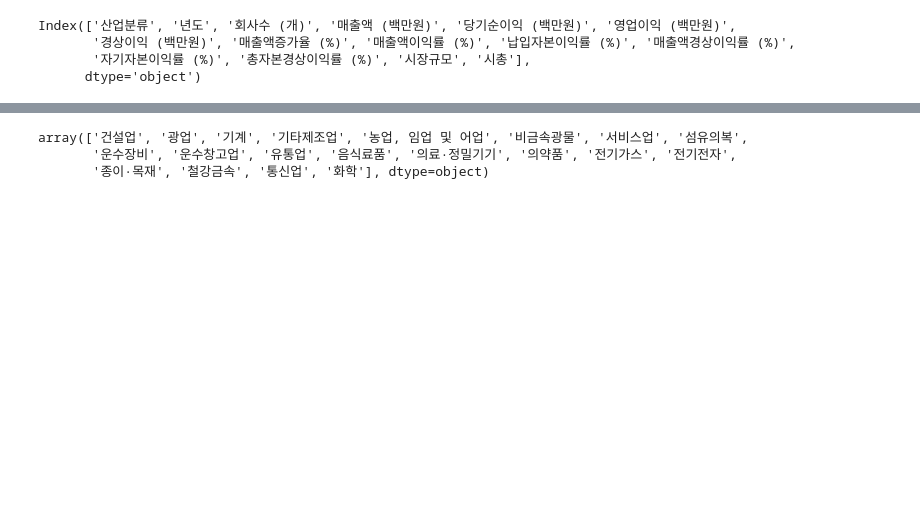
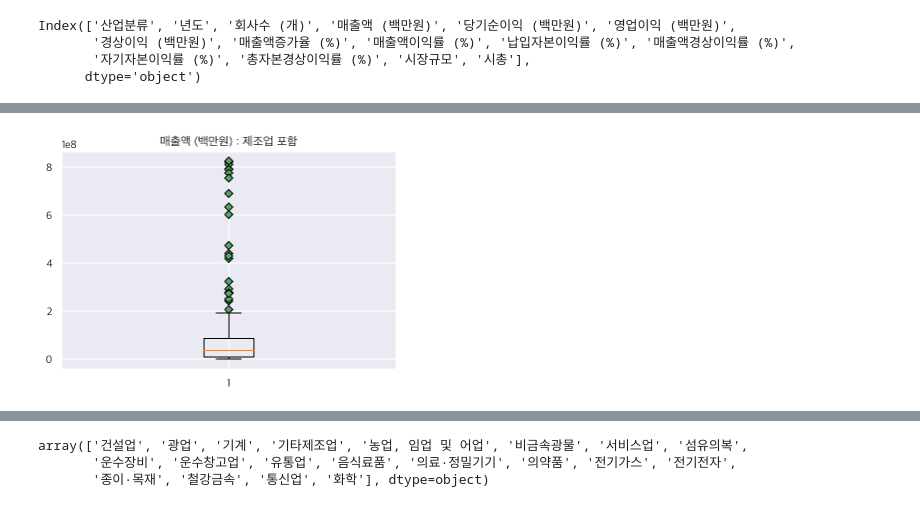
Before and after one commit to dss-16th/eda-repo-1, a Jupyter notebook: EDA_plots.ipynb, the cells around one changed output, grey strips where cells are left out. Cells and saved outputs as stored; diff of their text form; code cells hidden in the pictures; blank space fills up the shorter version.

```diff
--- a/EDA_plots.ipynb
+++ b/EDA_plots.ipynb
@@ -70,0 +94,6 @@ Index(['산업분류', '년도', '회사수 (개)', '매출액 (백만원)', '
+# %%
+plt.boxplot(df['매출액 (백만원)'], flierprops={'markerfacecolor':'g', 'marker':'D'})
+plt.title("매출액 (백만원) : 제조업 포함")
+plt.show();
+# %% [output]
+[figure, added]
```
Also changed, not shown: parts of 28 cells of this notebook.
